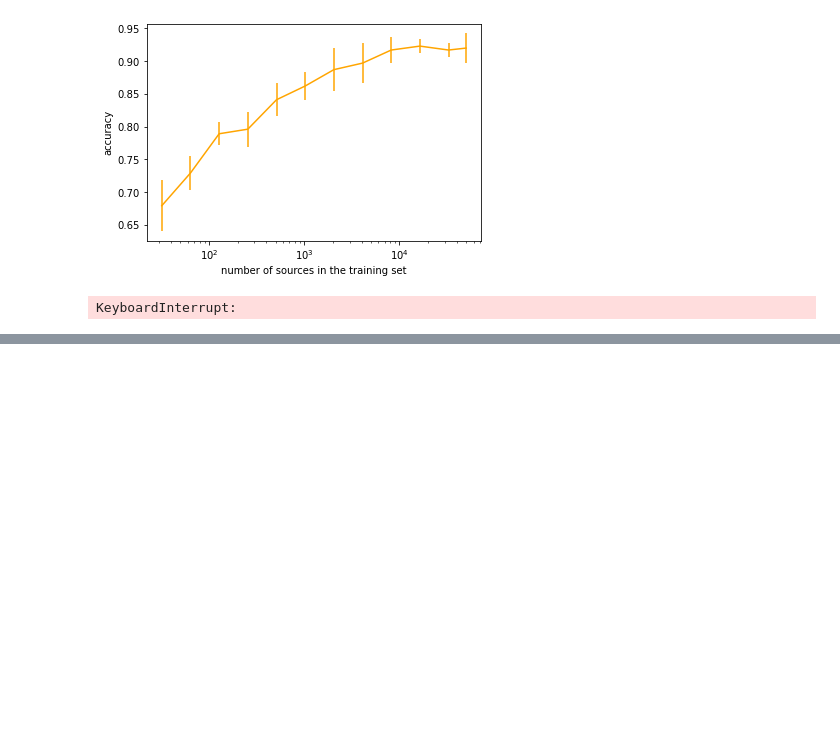
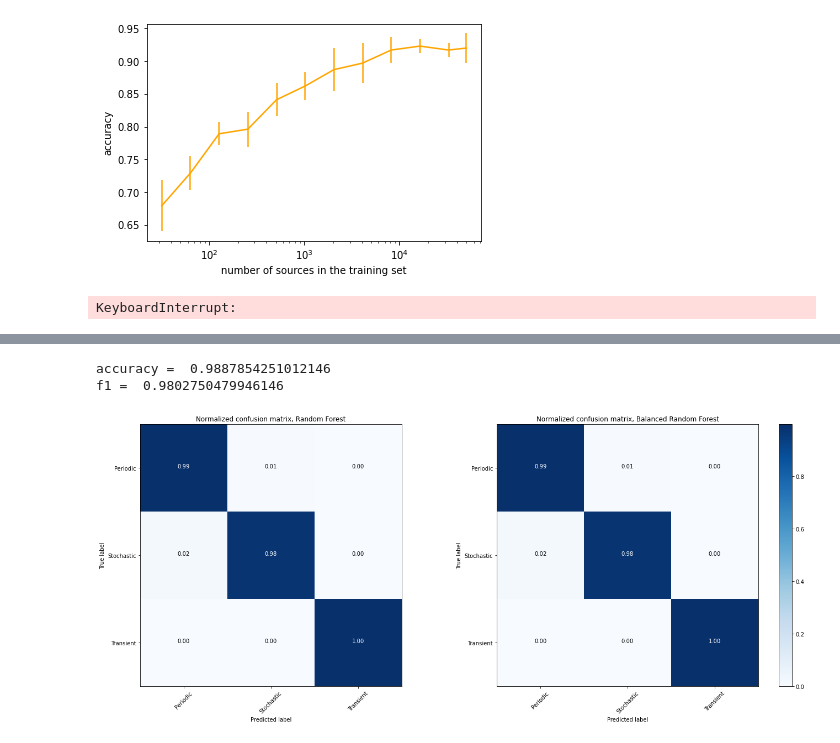
Before and after one commit to guille-c/ALeRCE_ML_DL, a Jupyter notebook: ALeRCE_ML_DL.ipynb, the cells around one changed output, grey strips where cells are left out. Cells and saved outputs as stored; diff of their text form; code cells hidden in the pictures; blank space fills up the shorter version.

```diff
--- a/ALeRCE_ML_DL.ipynb
+++ b/ALeRCE_ML_DL.ipynb
@@ -386,6 +473,7 @@ y_train = df_train_ss['classALeRCE']
 rm_feat = [
 'oid',
 'classALeRCE',
+'top_label',
 'ra',
 'dec',
 'source',
@@ -1024,0 +1083,17 @@ Text(0, 0.5, 'galactic latitude')
+# %%
+y_train_top = df_train_ss['top_label']
+y_test_top = df_test['top_label']
+# %%
+%%time
+model_top = BalancedRandomForestClassifier (
+            n_estimators=500,
+            max_features='auto',
+            max_depth=None,
+            n_jobs=-1,
+            bootstrap=True,
+            class_weight='balanced_subsample',
+            criterion='entropy',
+            min_samples_split=2,
+            min_samples_leaf=1)
+
+model_top.fit(x_train, y_train_top)
@@ -1024,0 +1106,28 @@ Text(0, 0.5, 'galactic latitude')
+# %%
+y_pred_top = model_top.predict (x_test)
+
+acc_test = accuracy_score(y_test_top, y_pred_top)
+
+print ("accuracy = ", acc_test)
+
+f1_test = f1_score(y_test_top, y_pred_top, average = "macro")
+
+print ("f1 = ", f1_test)
+# %% [output]
+accuracy =  0.9887854251012146
+f1 =  0.9802750479946146
+# %%
+# Plot RF normalized confusion matrix
+cnf_matrix = confusion_matrix(y_test_top, y_pred_top)
+plt.figure(figsize=(20,8))
+plt.subplot(121)
+plot_confusion_matrix(cnf_matrix, classes=np.unique(y_test_top), normalize=True,
+                      title='Normalized confusion matrix, Random Forest')
+
+# Plot BRF normalized confusion matrix
+cnf_matrix = confusion_matrix(y_test_top, y_pred_top)
+plt.subplot(122)
+plot_confusion_matrix(cnf_matrix, classes=np.unique(y_test_top), normalize=True,
+                      title='Normalized confusion matrix, Balanced Random Forest')
+# %% [output]
+[figure, added]
```
Also changed, not shown: parts of 122 cells of this notebook.
